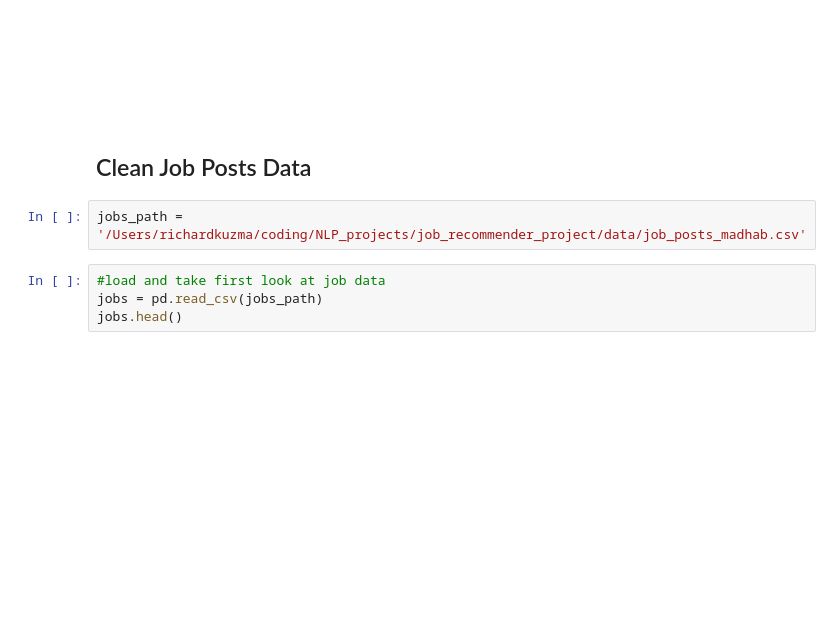
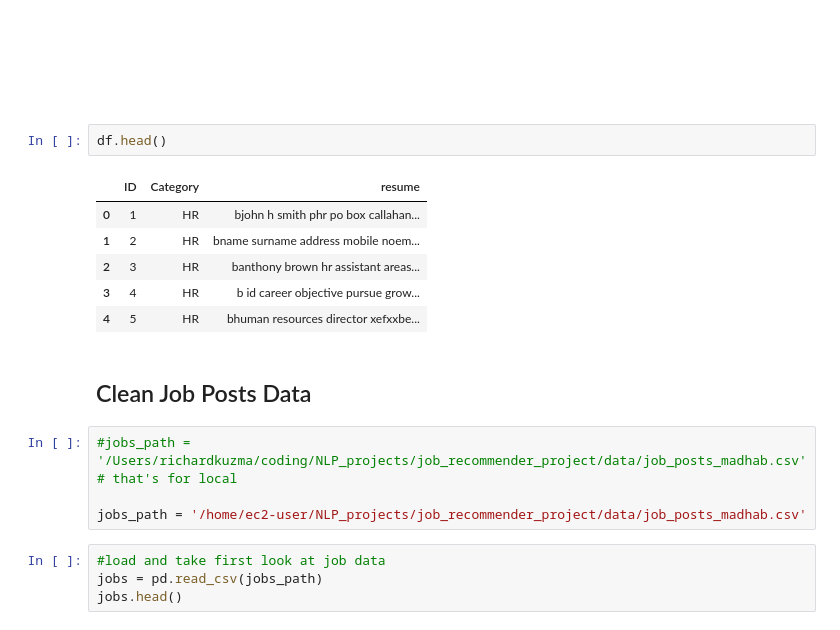
Before and after one commit to rskuzma/NLP_projects, a Jupyter notebook: job_recommender_project/cleaning_data.ipynb, the cells around one changed output. Saved outputs shown, nothing was run; the diff lists cells and outputs as text; blank space fills up the shorter version.

```diff
--- a/job_recommender_project/cleaning_data.ipynb
+++ b/job_recommender_project/cleaning_data.ipynb
@@ -173,9 +187,21 @@ df['resume'][0]
 # %% [markdown]
 <br><br><br><br>
+# %%
+df.head()
+# %% [output]
+|  | ID | Category | resume |
+| 0 | 1 | HR | bjohn h smith phr po box callahan... |
+| 1 | 2 | HR | bname surname address mobile noem... |
+| 2 | 3 | HR | banthony brown hr assistant areas... |
+| 3 | 4 | HR | b id career objective pursue grow... |
+| 4 | 5 | HR | bhuman resources director xefxxbe... |
 # %% [markdown]
 ## Clean Job Posts Data
 # %%
-jobs_path = '/Users/richardkuzma/coding/NLP_projects/job_recommender_project/data/job_posts_madhab.csv'
+#jobs_path = '/Users/richardkuzma/coding/NLP_projects/job_recommender_project/data/job_posts_madhab.csv'
+# that's for local
+
+jobs_path = '/home/ec2-user/NLP_projects/job_recommender_project/data/job_posts_madhab.csv'
 # %%
 #load and take first look at job data
 jobs = pd.read_csv(jobs_path)
```
Also changed, not shown: parts of 26 cells of this notebook.
